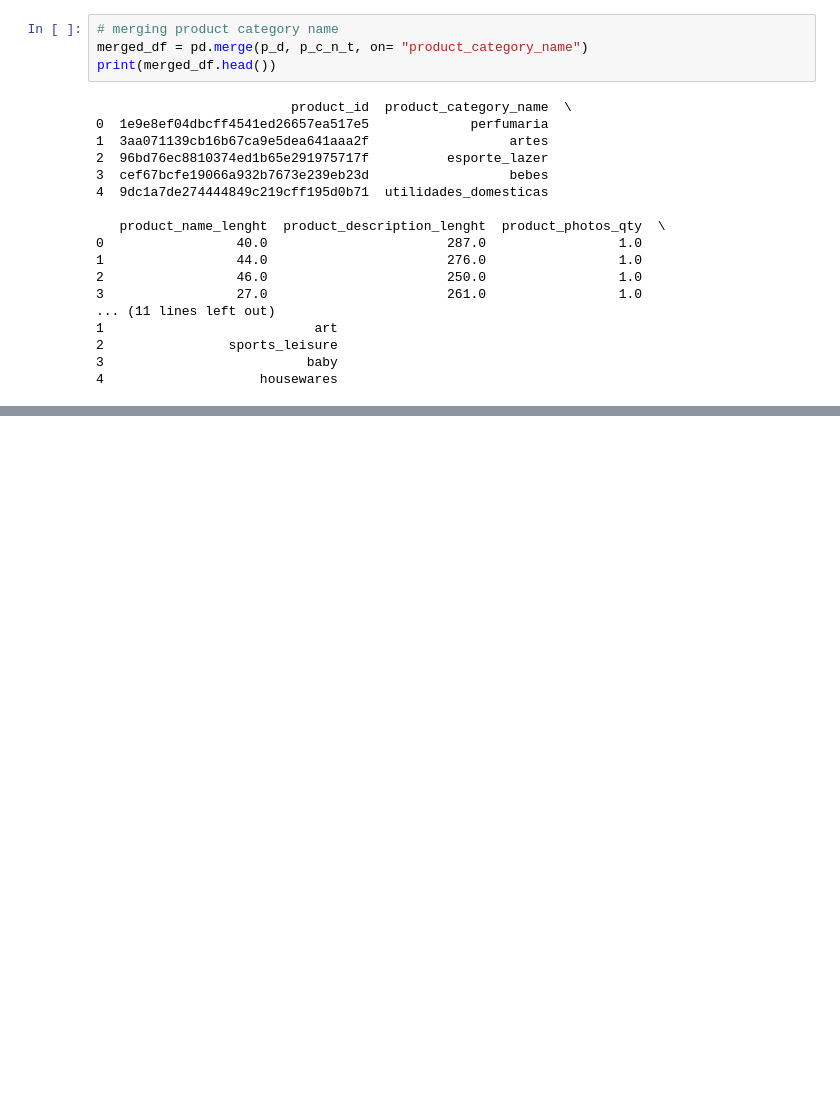
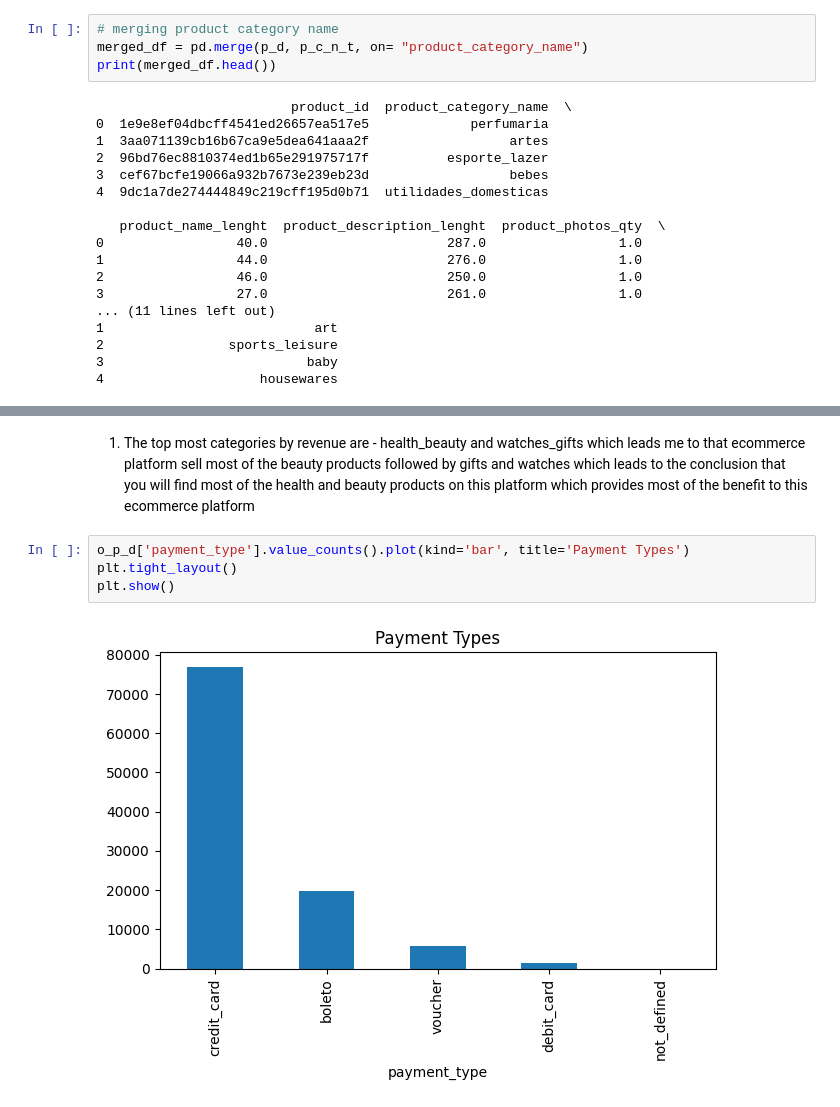
Before and after one commit to ShashankRajput90/End-to-End-Sales-Analytical-Dashboard, a Jupyter notebook: eda.ipynb, the cells around one changed output, grey strips where cells are left out. Cells and saved outputs as stored; diff of their text form; blank space fills up the shorter version.

```diff
--- a/eda.ipynb
+++ b/eda.ipynb
@@ -183,0 +205,8 @@ NameError: name 'pd' is not defined
+# %% [markdown]
+1. The top most categories by revenue are - health_beauty and watches_gifts which leads me to that ecommerce platform sell most of the beauty products followed by gifts and watches which leads to the conclusion that you will find most of the health and beauty products on this platform which provides most of the benefit to this ecommerce platform
+# %%
+o_p_d['payment_type'].value_counts().plot(kind='bar', title='Payment Types')
+plt.tight_layout()
+plt.show()
+# %% [output]
+[figure, added]
```
Also changed, not shown: parts of 14 cells of this notebook.
